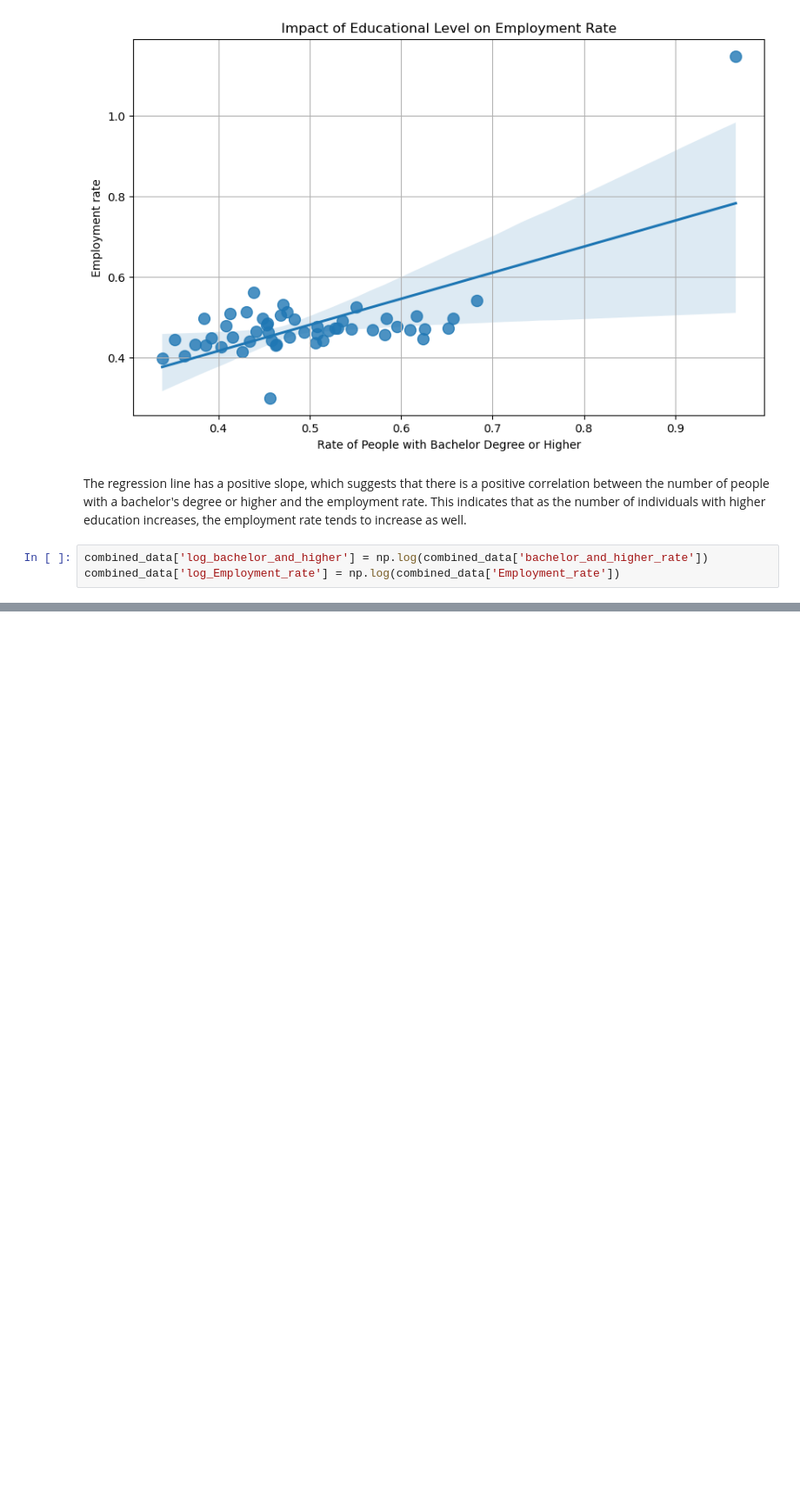
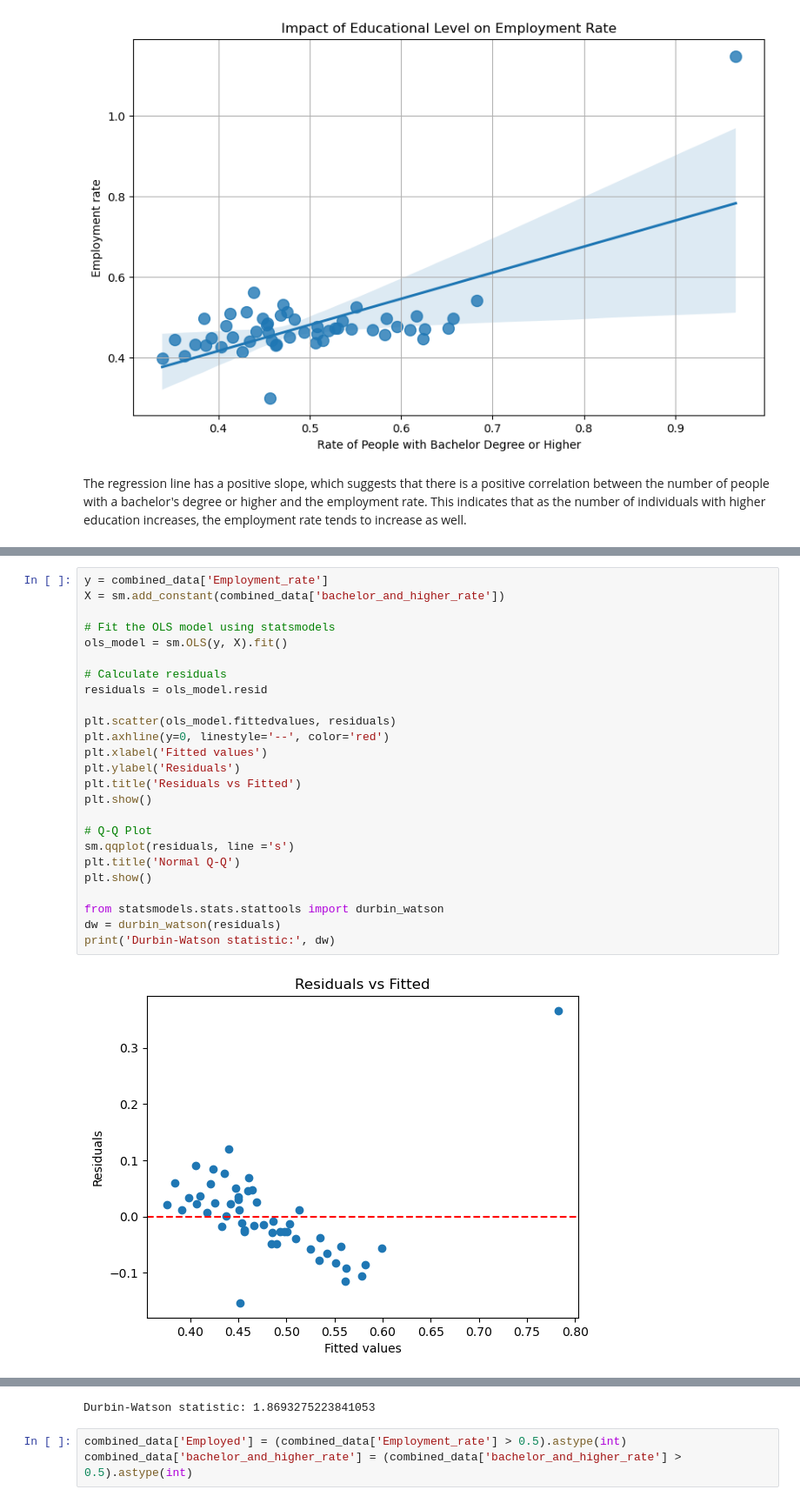
Before and after one commit to jz024/math189_project, a Jupyter notebook: education level.ipynb, the cells around one changed output, grey strips where cells are left out. Shown at 87% size. Cells and saved outputs as stored; diff of their text form; blank space fills up the shorter version.

```diff
--- a/education level.ipynb
+++ b/education level.ipynb
@@ -358,6 +358,3 @@ plt.show()
 [figure]
 # %% [markdown]
 The regression line has a positive slope, which suggests that there is a positive correlation between the number of people with a bachelor's degree or higher and the employment rate. This indicates that as the number of individuals with higher education increases, the employment rate tends to increase as well.
-# %%
-combined_data['log_bachelor_and_higher'] = np.log(combined_data['bachelor_and_higher_rate'])
-combined_data['log_Employment_rate'] = np.log(combined_data['Employment_rate'])
@@ -466,0 +383,27 @@ Odds Ratio: 0.8888738096002463
+# %%
+y = combined_data['Employment_rate']
+X = sm.add_constant(combined_data['bachelor_and_higher_rate'])
+
+# Fit the OLS model using statsmodels
+ols_model = sm.OLS(y, X).fit()
+
+# Calculate residuals
+residuals = ols_model.resid
+
+plt.scatter(ols_model.fittedvalues, residuals)
+plt.axhline(y=0, linestyle='--', color='red')
+plt.xlabel('Fitted values')
+plt.ylabel('Residuals')
+plt.title('Residuals vs Fitted')
+plt.show()
+
+# Q-Q Plot
+sm.qqplot(residuals, line ='s')
+plt.title('Normal Q-Q')
+plt.show()
+
+from statsmodels.stats.stattools import durbin_watson
+dw = durbin_watson(residuals)
+print('Durbin-Watson statistic:', dw)
+# %% [output]
+[figure, added]
@@ -466,0 +411,4 @@ Odds Ratio: 0.8888738096002463
+Durbin-Watson statistic: 1.8693275223841053
+# %%
+combined_data['Employed'] = (combined_data['Employment_rate'] > 0.5).astype(int)
+combined_data['bachelor_and_higher_rate'] = (combined_data['bachelor_and_higher_rate'] > 0.5).astype(int)
```
Also changed, not shown: parts of 23 cells of this notebook.
